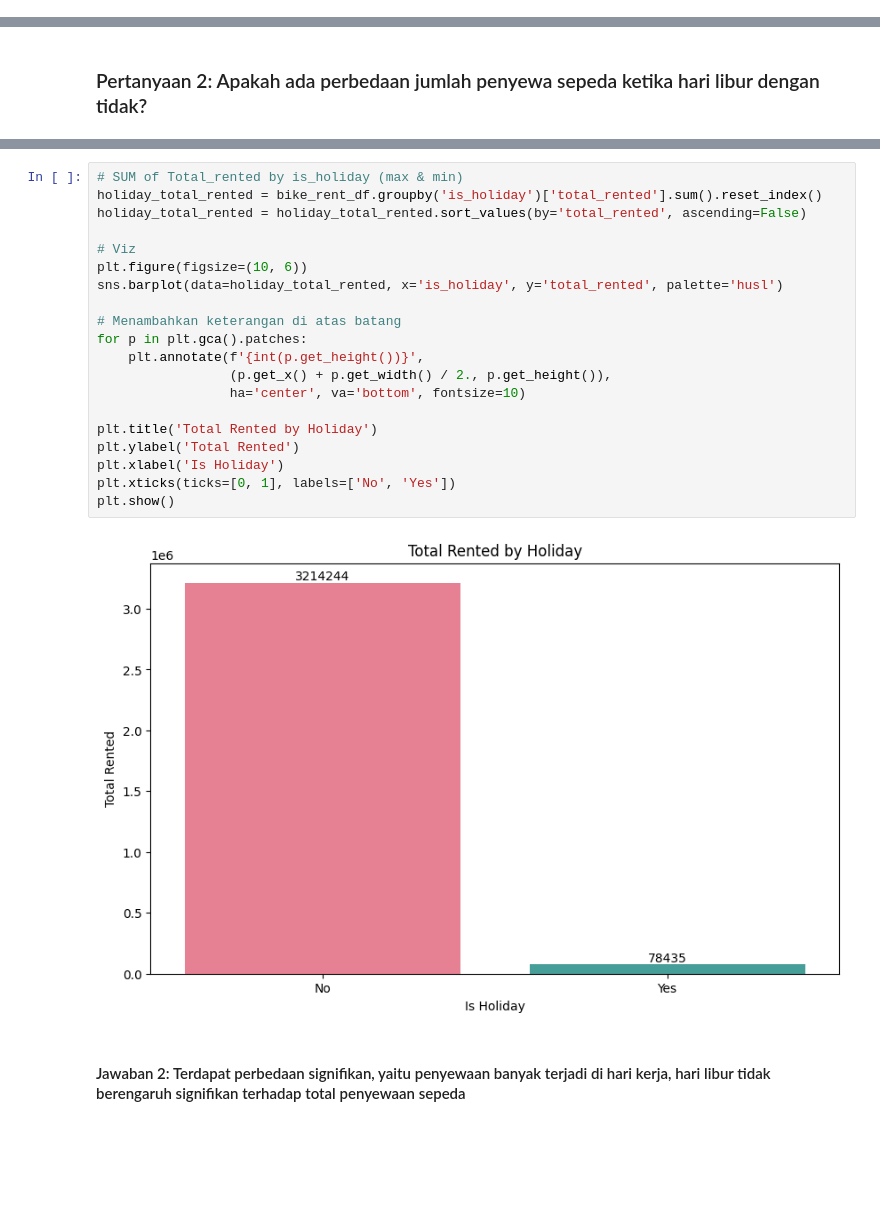
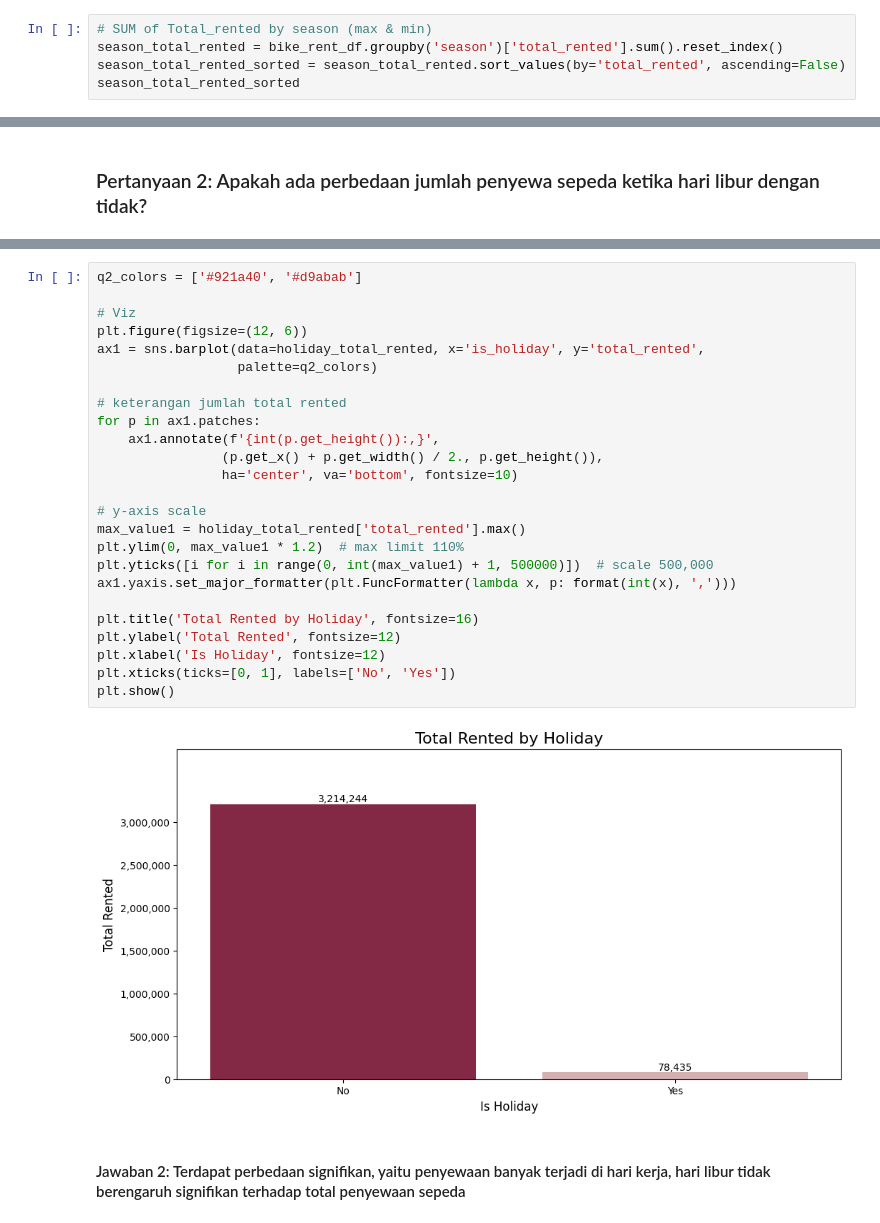
Before and after one commit to Dvaalmeyda/submission-proyek-analisis-data, a Jupyter notebook: Proyek_Analisis_Data.ipynb, the cells around one changed output, grey strips where cells are left out. Cells and saved outputs as stored; diff of their text form; blank space fills up the shorter version.

```diff
--- a/Proyek_Analisis_Data.ipynb
+++ b/Proyek_Analisis_Data.ipynb
@@ -402,3 +402,8 @@ plt.show()
 ## Visualization & Explanatory Analysis
 # %% [markdown]
 ### Pertanyaan 1: Pada musim apa penyewaan sepeda paling banyak dan paling sedikit?
+# %%
+# SUM of Total_rented by season (max & min)
+season_total_rented = bike_rent_df.groupby('season')['total_rented'].sum().reset_index()
+season_total_rented_sorted = season_total_rented.sort_values(by='total_rented', ascending=False)
+season_total_rented_sorted
@@ -431,25 +458,30 @@ plt.show()
 # %%
-# SUM of Total_rented by is_holiday (max & min)
-holiday_total_rented = bike_rent_df.groupby('is_holiday')['total_rented'].sum().reset_index()
-holiday_total_rented = holiday_total_rented.sort_values(by='total_rented', ascending=False)
+q2_colors = ['#921a40', '#d9abab']
 
 # Viz
-plt.figure(figsize=(10, 6))
-sns.barplot(data=holiday_total_rented, x='is_holiday', y='total_rented', palette='husl')
+plt.figure(figsize=(12, 6))
+ax1 = sns.barplot(data=holiday_total_rented, x='is_holiday', y='total_rented',
+                  palette=q2_colors)
 
-# Menambahkan keterangan di atas batang
-for p in plt.gca().patches:
-    plt.annotate(f'{int(p.get_height())}',
-                 (p.get_x() + p.get_width() / 2., p.get_height()),
-                 ha='center', va='bottom', fontsize=10)
+# keterangan jumlah total rented
+for p in ax1.patches:
+    ax1.annotate(f'{int(p.get_height()):,}',
+                (p.get_x() + p.get_width() / 2., p.get_height()),
+                ha='center', va='bottom', fontsize=10)
 
-plt.title('Total Rented by Holiday')
-plt.ylabel('Total Rented')
-plt.xlabel('Is Holiday')
+# y-axis scale
+max_value1 = holiday_total_rented['total_rented'].max()
+plt.ylim(0, max_value1 * 1.2)  # max limit 110%
+plt.yticks([i for i in range(0, int(max_value1) + 1, 500000)])  # scale 500,000
+ax1.yaxis.set_major_formatter(plt.FuncFormatter(lambda x, p: format(int(x), ',')))
+
+plt.title('Total Rented by Holiday', fontsize=16)
+plt.ylabel('Total Rented', fontsize=12)
+plt.xlabel('Is Holiday', fontsize=12)
 plt.xticks(ticks=[0, 1], labels=['No', 'Yes'])
 plt.show()
 # %% [output]
-[figure, old version]
+[figure, new version]
 # %% [markdown]
 #### Jawaban 2: Terdapat perbedaan signifikan, yaitu penyewaan banyak terjadi di hari kerja, hari libur tidak berengaruh signifikan terhadap total penyewaan sepeda
 # %% [markdown]
```
Also changed, not shown: parts of 9 cells of this notebook.
